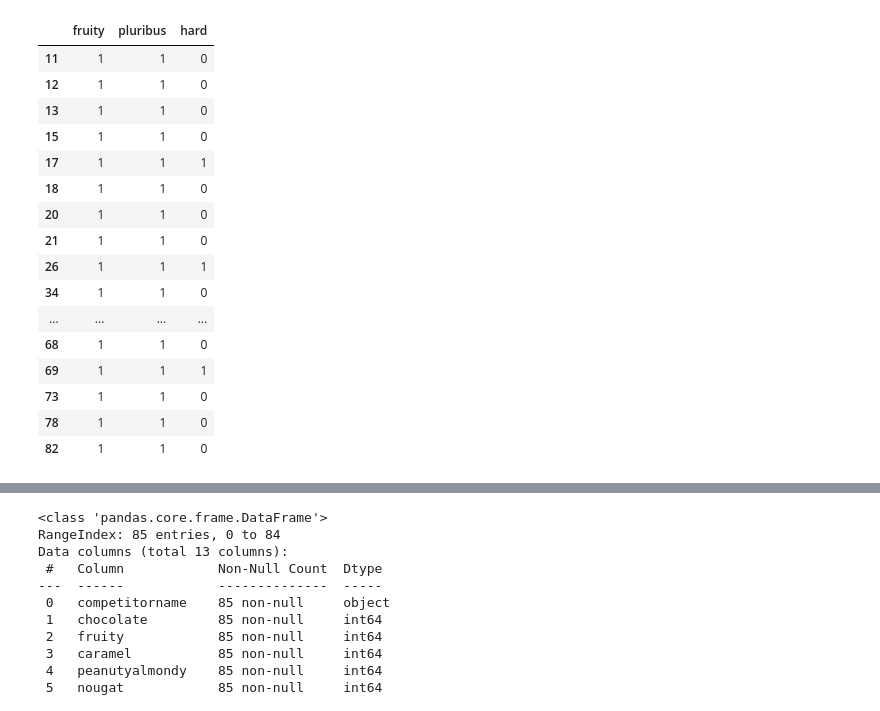
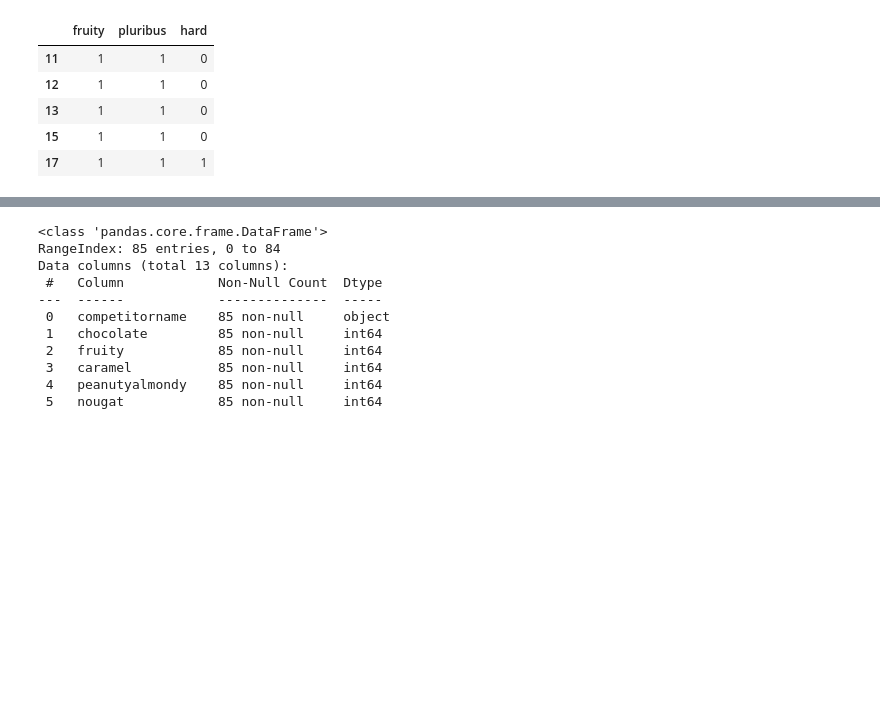
Before and after one commit to Eezzeldin/candy, a Jupyter notebook: candy_priceElasticity.ipynb, the cells around one changed output, grey strips where cells are left out. Drawn from its saved outputs; the diff is of its cells as text; code cells hidden in the pictures; blank space fills up the shorter version.

```diff
--- a/candy_priceElasticity.ipynb
+++ b/candy_priceElasticity.ipynb
@@ -45,25 +37,14 @@ data
 # %%
 c1 = data ["fruity"] == 1
 c2 = data ["pluribus"] == 1
 c = c1 & c2
-data [c] [['fruity', 'pluribus', 'hard'] ]
+data [c] [['fruity', 'pluribus', 'hard'] ].head()
 # %% [output]
 |  | fruity | pluribus | hard |
 | 11 | 1 | 1 | 0 |
 | 12 | 1 | 1 | 0 |
 | 13 | 1 | 1 | 0 |
 | 15 | 1 | 1 | 0 |
 | 17 | 1 | 1 | 1 |
-| 18 | 1 | 1 | 0 |
-| 20 | 1 | 1 | 0 |
-| 21 | 1 | 1 | 0 |
-| 26 | 1 | 1 | 1 |
-| 34 | 1 | 1 | 0 |
-| ... | ... | ... | ... |
-| 68 | 1 | 1 | 0 |
-| 69 | 1 | 1 | 1 |
-| 73 | 1 | 1 | 0 |
-| 78 | 1 | 1 | 0 |
-| 82 | 1 | 1 | 0 |
 # %%
 c = data ["chocolate"] == 1
```
Also changed, not shown: parts of 22 cells of this notebook.
